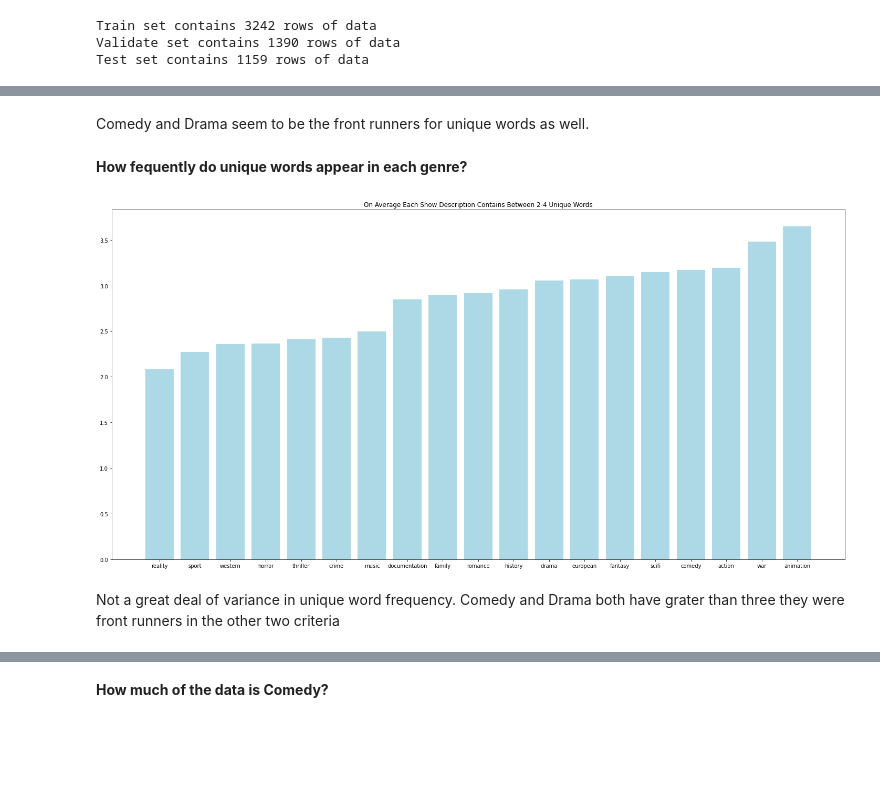
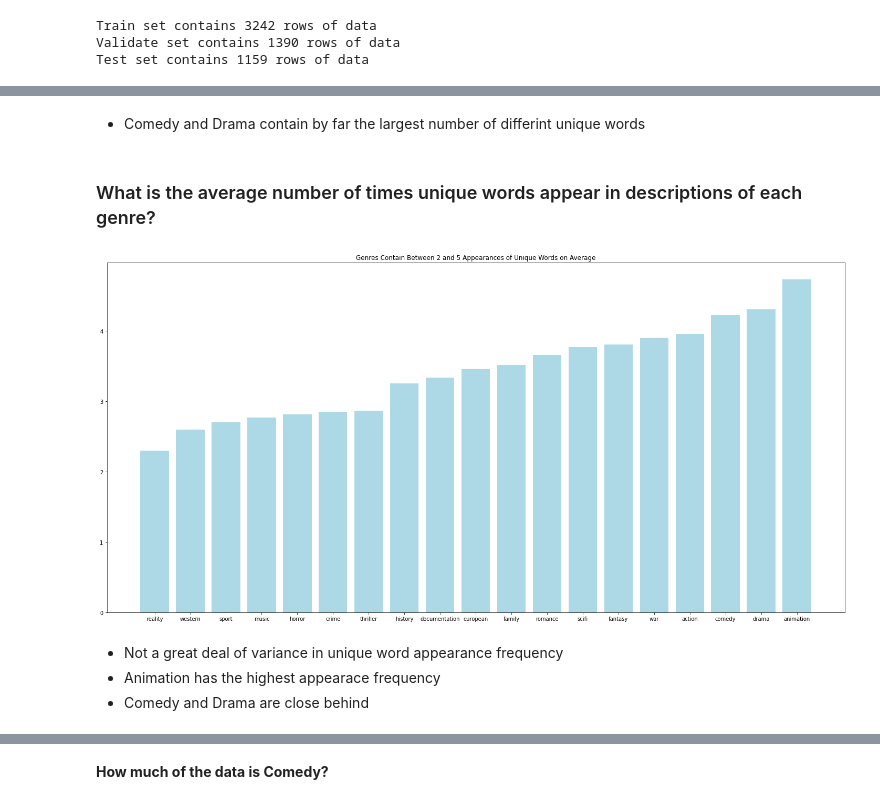
Before and after one commit to Johndsalas/netflix_genre_labeler, a Jupyter notebook: main.ipynb, the cells around one changed output, grey strips where cells are left out. Saved outputs shown, nothing was run; the diff lists cells and outputs as text; code cells hidden in the pictures; blank space fills up the shorter version.

```diff
--- a/main.ipynb
+++ b/main.ipynb
@@ -109,12 +122,15 @@ e.unique_words_per_gen(train, gen_set)
 # %% [markdown]
-Comedy and Drama seem to be the front runners for unique words as well.
+* Comedy and Drama contain by far the largest number of differint unique words
 # %% [markdown]
-**How fequently do unique words appear in each genre?**
+### What is the average number of times unique words appear in descriptions of each genre?
 # %%
 # get frequency of unique words pre genre
-e.unique_words_frequency(train, gen_set)
+unique_word_appearance_per_genre = e.get_unique_word_appearance_per_genre(train, gen_set)
+e.get_bar(unique_word_appearance_per_genre, "Genres Contain Between 2 and 5 Appearances of Unique Words on Average")
 # %% [output]
-[figure, old version]
+[figure, new version]
 # %% [markdown]
-Not a great deal of variance in unique word frequency. Comedy and Drama both have grater than three they were front runners in the other two criteria
+* Not a great deal of variance in unique word appearance frequency
+* Animation has the highest appearace frequency
+* Comedy and Drama are close behind
 # %% [markdown]
```
Also changed, not shown: parts of 16 cells of this notebook, 2 other files.
